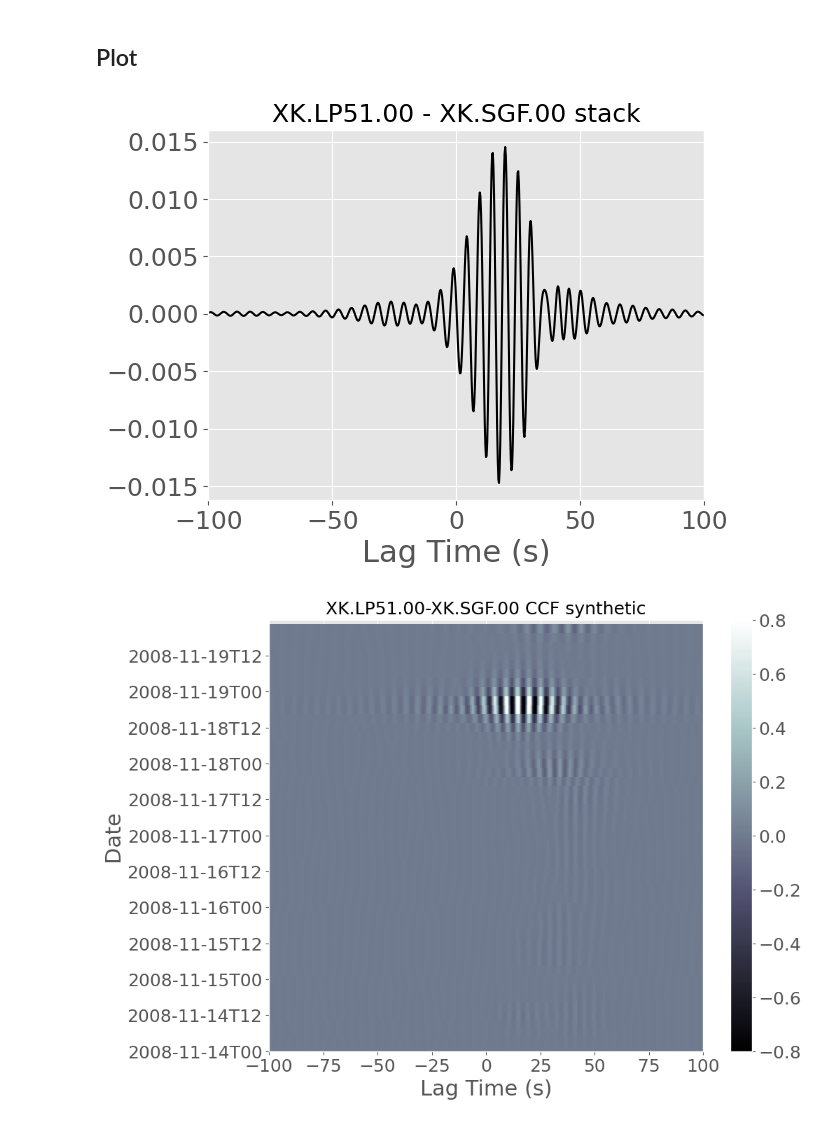
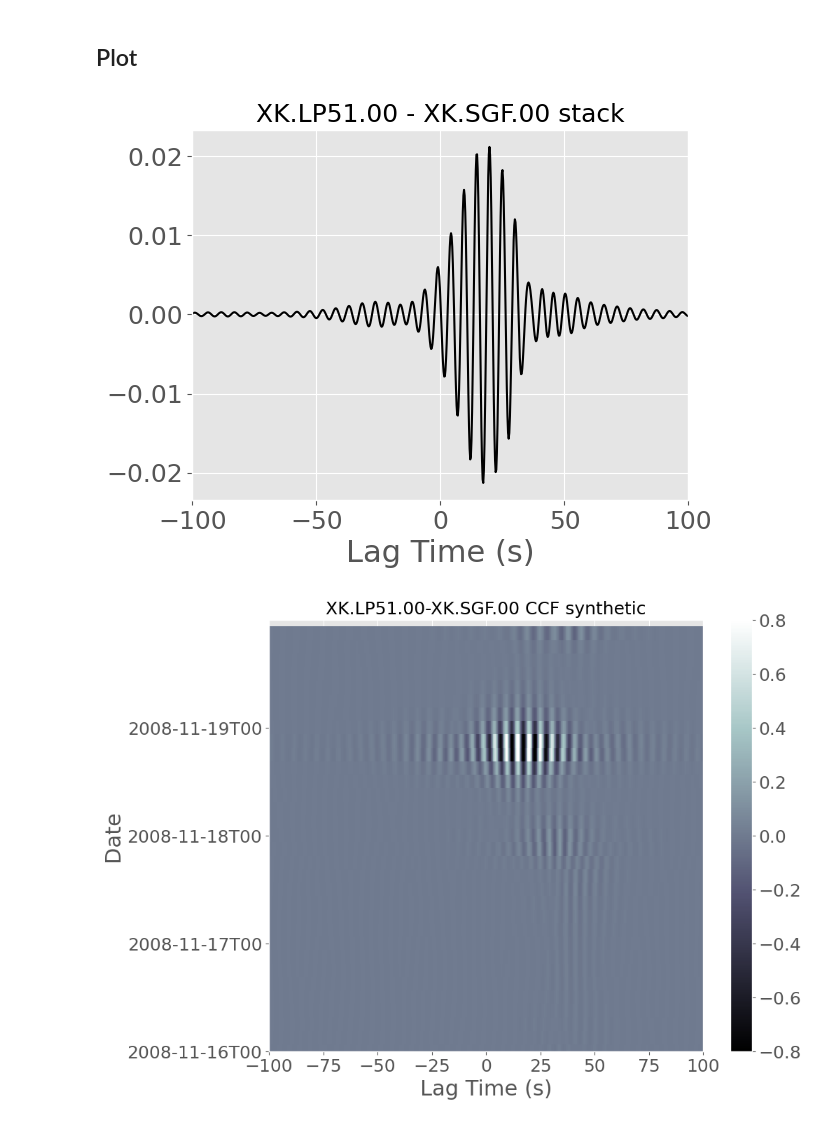
Before and after one commit to lystom/WMSAN, a Jupyter notebook: notebooks/rayleigh_waves/synthetic_CCF.ipynb, the cells around one changed output. Drawn from its saved outputs; the diff is of its cells as text; code cells hidden in the pictures.

```diff
--- a/notebooks/rayleigh_waves/synthetic_CCF.ipynb
+++ b/notebooks/rayleigh_waves/synthetic_CCF.ipynb
@@ -37,6 +38,7 @@ plt.rc('xtick', labelsize=SMALL_SIZE)    # fontsize of the tick labels
 plt.rc('ytick', labelsize=SMALL_SIZE)    # fontsize of the tick labels
 plt.rc('legend', fontsize=SMALL_SIZE)    # legend fontsize
 plt.rc('figure', titlesize=BIGGER_SIZE)  # fontsize of the figure title
+matplotlib.rcParams['pdf.fonttype'] = 42
 # %% [markdown]
 # Theory
 We will compute synthetic Cross-correlations between vertical components, using the formulation given in Tomasetto et al.(2024). Using the representation theorem and assuming spatially uncorrelated sources one can write the cross-correlation function between sensors A and B as:
@@ -177,7 +179,7 @@ plt.show()
 ## Dates
 # %%
 ## Dates
-start = datetime(2008, 11, 14, 0, 0, 0)
+start = datetime(2008, 11, 16, 0, 0, 0)
 end = datetime(2008, 11, 19, 23, 59, 59)
 
 dates = pd.date_range(start, end, freq='3h')
@@ -251,30 +253,30 @@ for i, date_vect in enumerate(dates_vector):
 # %%
 ## Plot stack
 
 plt.figure()
 plt.plot(corr.time, np.mean(corr_3h, axis=0), 'k')
 plt.xlim(-100, 100)
 plt.xlabel('Lag Time (s)')
 plt.title('%s - %s stack'%(id_A, id_B))
 plt.show()
 
 ## Plot CCF
 normalize_corr = np.nanmax(abs(corr_3h))
 dates_corr = dates
 
 fig, ax = plt.subplots(figsize=(10,8))
 im = plt.pcolormesh(corr.time, np.arange(len(dates_vector)), corr_3h/normalize_corr, cmap='bone', vmin= -0.8, vmax = 0.8)
 #ax.plot(corr.time, corr_3h.T/normalize_corr + np.arange(len(dates_vector)), 'k')
 plt.colorbar(im)
 ax.set_xlabel('Lag Time (s)')
 ax.set_ylabel('Date')
 ax.set_title('%s-%s CCF synthetic'%(id_A, id_B))
 ax.set_xlim(-100, 100)
 ax.set_ylim(0, len(dates_vector))
-ax.set_yticks(np.arange(len(dates_vector))[::4])
-ax.set_yticklabels(dates[::4].strftime('%Y-%m-%dT%H'))
+ax.set_yticks(np.arange(len(dates_vector))[::8])
+ax.set_yticklabels(dates[::8].strftime('%Y-%m-%dT%H'))
 
 plt.savefig('ccf_%s_%s_synth.png'%(id_A, id_B), dpi=300, bbox_inches='tight')
 # %% [output]
-[figure, old version]
+[figure, new version]
-[figure, old version]
+[figure, new version]
```
Also changed, not shown: parts of 3 cells of this notebook, 1 other file.
